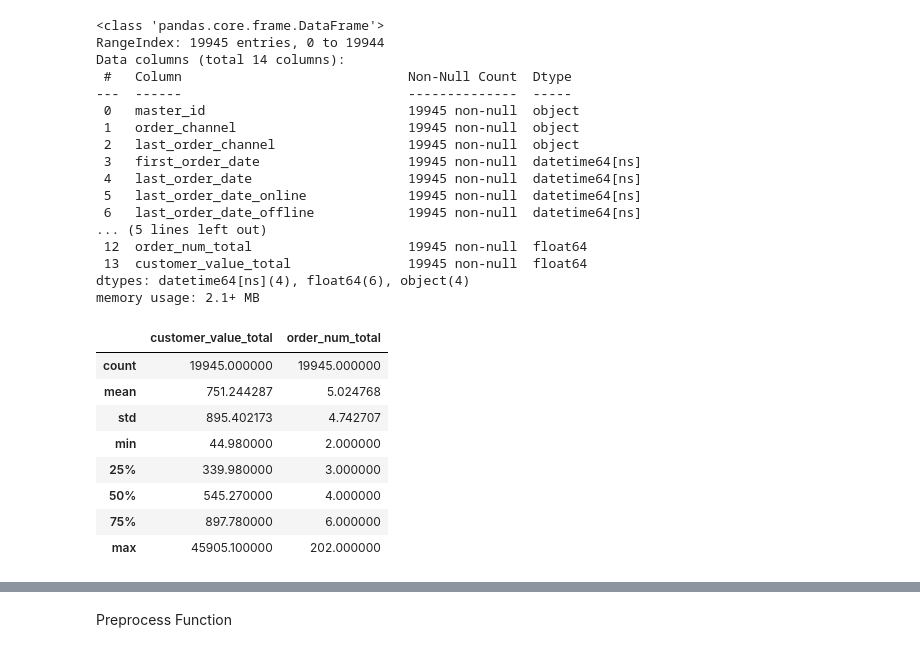
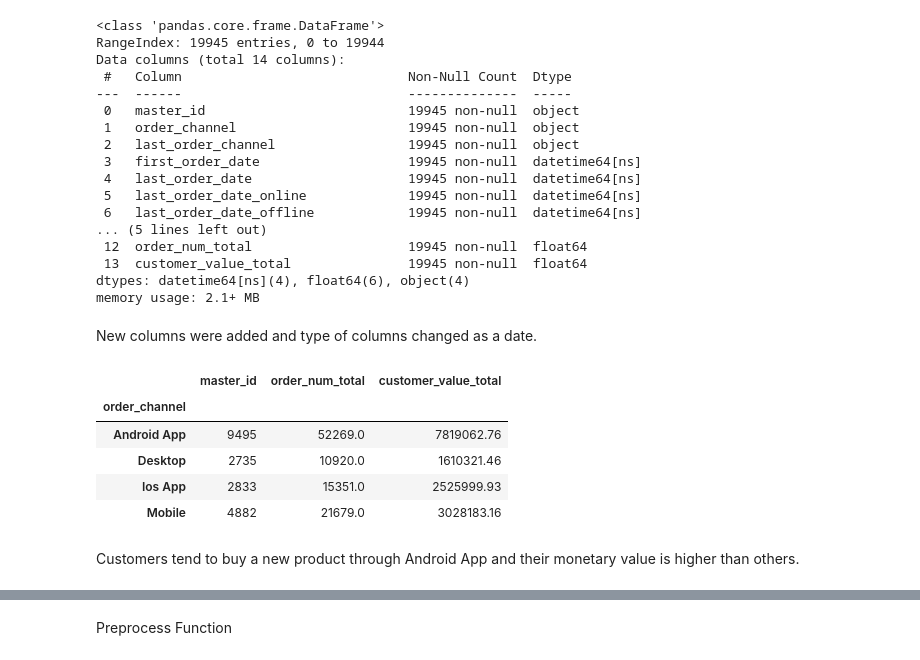
Before and after one commit to NevzatTaha/FLO_Customer_Segmentation, a Jupyter notebook: FLOMusteriSegmentasyonu/Customer_Segmentation.ipynb, the cells around one changed output, grey strips where cells are left out. Drawn from its saved outputs; the diff is of its cells as text; code cells hidden in the pictures.

```diff
--- a/FLOMusteriSegmentasyonu/Customer_Segmentation.ipynb
+++ b/FLOMusteriSegmentasyonu/Customer_Segmentation.ipynb
@@ -145,18 +147,21 @@ Data columns (total 14 columns):
  13  customer_value_total               19945 non-null  float64
 dtypes: datetime64[ns](4), float64(6), object(4)
 memory usage: 2.1+ MB
-# %%
-df[["customer_value_total","order_num_total"]].describe()
-# %% [output]
-|  | customer_value_total | order_num_total |
-| count | 19945.000000 | 19945.000000 |
-| mean | 751.244287 | 5.024768 |
-| std | 895.402173 | 4.742707 |
-| min | 44.980000 | 2.000000 |
-| 25% | 339.980000 | 3.000000 |
-| 50% | 545.270000 | 4.000000 |
-| 75% | 897.780000 | 6.000000 |
-| max | 45905.100000 | 202.000000 |
+# %% [markdown]
+New columns were added and type of columns changed as a date.
+# %%
+df.groupby("order_channel").agg({"master_id":"count",
+                                  "order_num_total":"sum",
+                                  "customer_value_total":"sum"})
+# %% [output]
+|  | master_id | order_num_total | customer_value_total |
+| order_channel |  |  |  |
+| Android App | 9495 | 52269.0 | 7819062.76 |
+| Desktop | 2735 | 10920.0 | 1610321.46 |
+| Ios App | 2833 | 15351.0 | 2525999.93 |
+| Mobile | 4882 | 21679.0 | 3028183.16 |
+# %% [markdown]
+Customers tend to buy a new product through Android App  and their monetary value is higher than others.
 # %%
 df.sort_values(by="customer_value_total",ascending=False).head(10)
 # %% [output]
```
Also changed, not shown: parts of 17 cells of this notebook.
